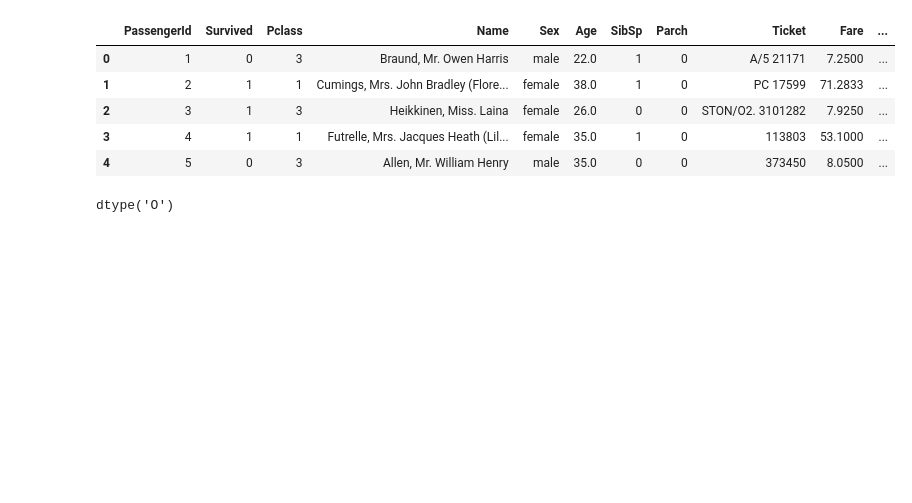
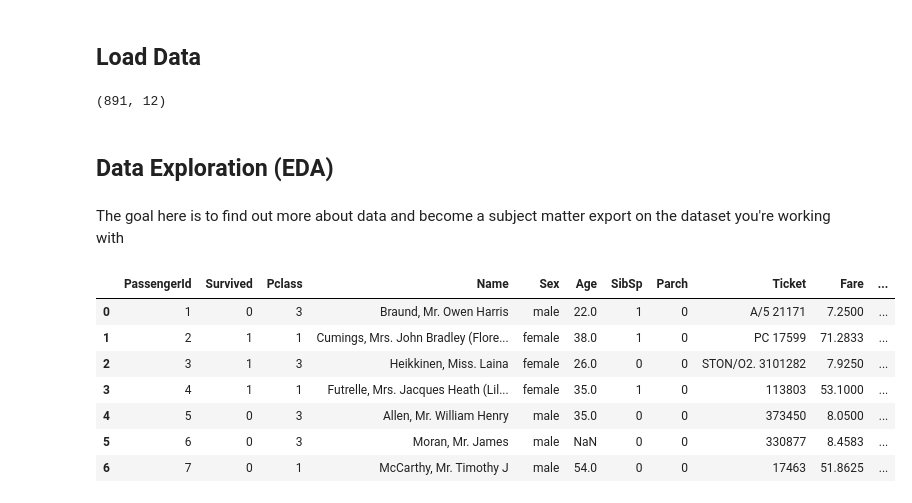
Before and after one commit to PavicicJadranko/Machine-Learning-Project, a Jupyter notebook: Titanic.ipynb, the cells around one changed output. Cells and saved outputs as stored; diff of their text form; code cells hidden in the pictures; blank space fills up the shorter version.

Commit message:
Izrađeno pomoću Colaba

```diff
--- a/Titanic.ipynb
+++ b/Titanic.ipynb
@@ -32,17 +64,23 @@ Below you will get different informations about each of the features in your dat
+# %% [markdown]
+## Load Data
 # %%
-import pandas as pd
-import numpy as np
 
-data = pd.read_csv("/content/drive/MyDrive/Colab Notebooks/Titanic/train.csv")
-data.head()
+df = pd.read_csv("/content/drive/MyDrive/Colab Notebooks/Titanic/train.csv")
+df.shape
 # %% [output]
-|  | PassengerId | Survived | Pclass | Name | Sex | Age | SibSp | Parch | Ticket | Fare | ... |
-| 0 | 1 | 0 | 3 | Braund, Mr. Owen Harris | male | 22.0 | 1 | 0 | A/5 21171 | 7.2500 | ... |
-| 1 | 2 | 1 | 1 | Cumings, Mrs. John Bradley (Flore... | female | 38.0 | 1 | 0 | PC 17599 | 71.2833 | ... |
-| 2 | 3 | 1 | 3 | Heikkinen, Miss. Laina | female | 26.0 | 0 | 0 | STON/O2. 3101282 | 7.9250 | ... |
-| 3 | 4 | 1 | 1 | Futrelle, Mrs. Jacques Heath (Lil... | female | 35.0 | 1 | 0 | 113803 | 53.1000 | ... |
-| 4 | 5 | 0 | 3 | Allen, Mr. William Henry | male | 35.0 | 0 | 0 | 373450 | 8.0500 | ... |
+(891, 12)
-# %%
-data["Name"].dtype
-# %% [output]
-dtype('O')
+# %% [markdown]
+## Data Exploration (EDA)
+# %% [markdown]
+The goal here is to find out more about data and become a subject matter export on the dataset you're working with
+# %%
+df.head(7) # First 7 passengers in the DataFrame
+# %% [output]
+|  | PassengerId | Survived | Pclass | Name | Sex | Age | SibSp | Parch | Ticket | Fare | ... |
+| 0 | 1 | 0 | 3 | Braund, Mr. Owen Harris | male | 22.0 | 1 | 0 | A/5 21171 | 7.2500 | ... |
+| 1 | 2 | 1 | 1 | Cumings, Mrs. John Bradley (Flore... | female | 38.0 | 1 | 0 | PC 17599 | 71.2833 | ... |
+| 2 | 3 | 1 | 3 | Heikkinen, Miss. Laina | female | 26.0 | 0 | 0 | STON/O2. 3101282 | 7.9250 | ... |
+| 3 | 4 | 1 | 1 | Futrelle, Mrs. Jacques Heath (Lil... | female | 35.0 | 1 | 0 | 113803 | 53.1000 | ... |
+| 4 | 5 | 0 | 3 | Allen, Mr. William Henry | male | 35.0 | 0 | 0 | 373450 | 8.0500 | ... |
+| 5 | 6 | 0 | 3 | Moran, Mr. James | male | NaN | 0 | 0 | 330877 | 8.4583 | ... |
+| 6 | 7 | 0 | 1 | McCarthy, Mr. Timothy J | male | 54.0 | 0 | 0 | 17463 | 51.8625 | ... |
```
Also changed, not shown: parts of 4 cells of this notebook.
